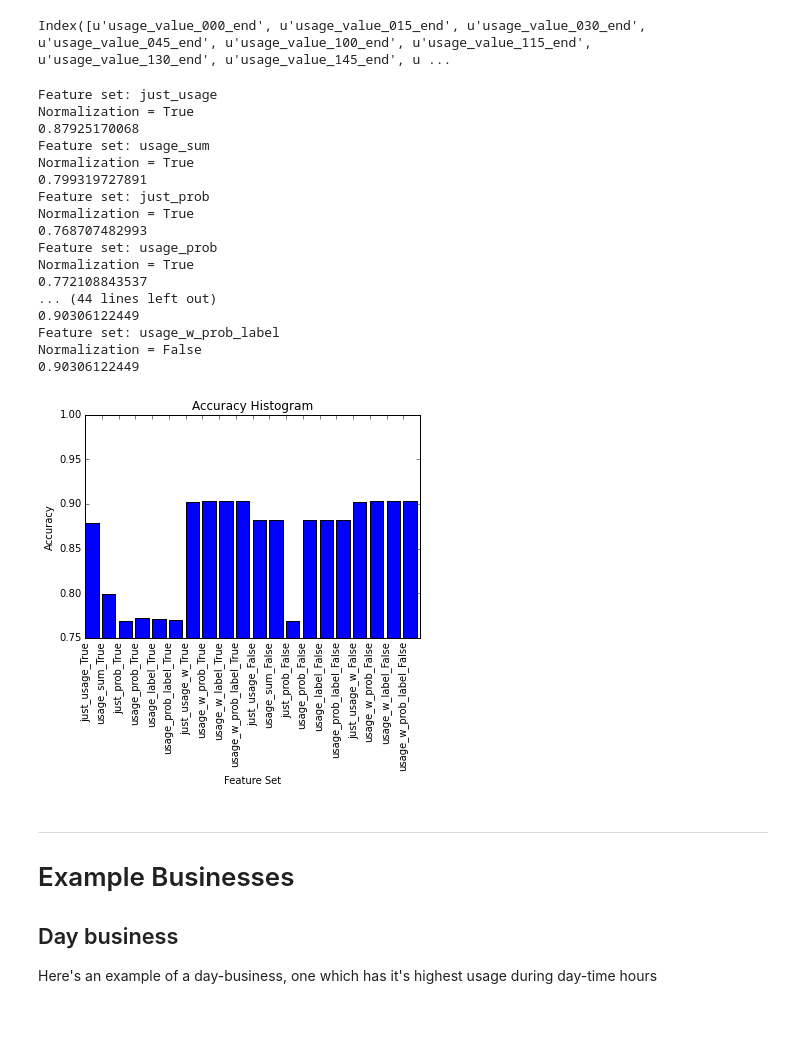
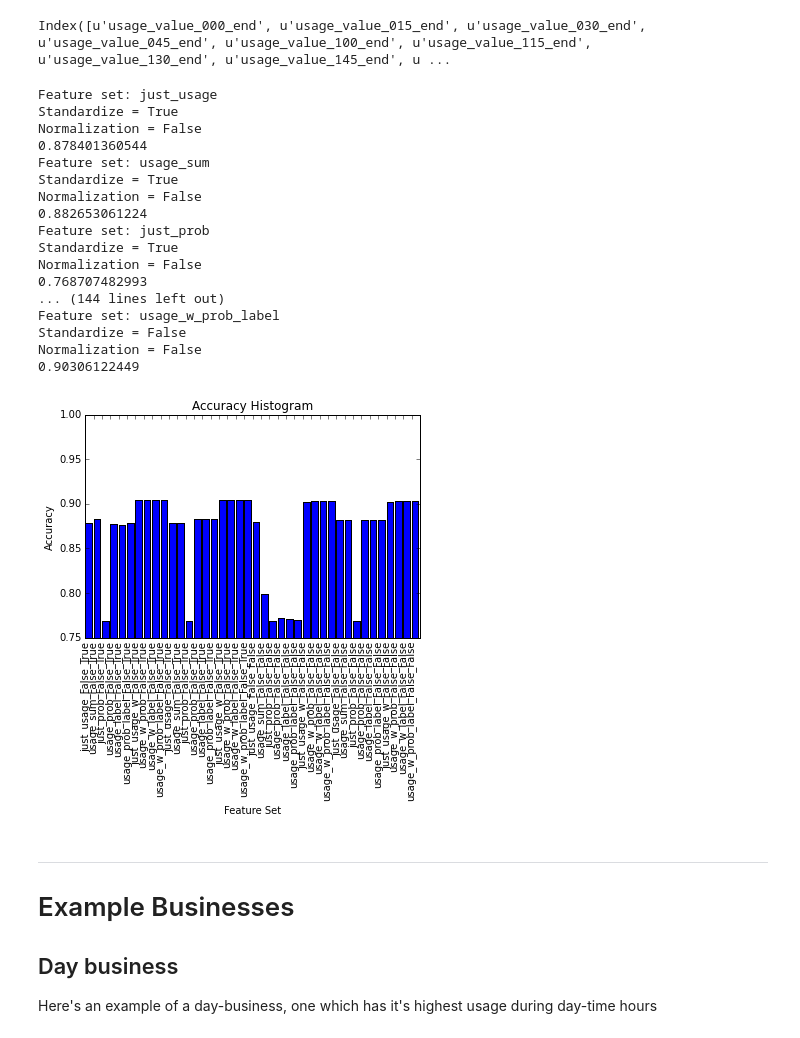
Before and after one commit to clementinej/latent_structure_in_energy_data, a Jupyter notebook: SMB notebook-ES.ipynb, the cells around one changed output. Cells and saved outputs as stored; diff of their text form; code cells hidden in the pictures.

Commit message:
Add option to standardize features

```diff
--- a/SMB notebook-ES.ipynb
+++ b/SMB notebook-ES.ipynb
@@ -337,6 +337,6 @@ weekend_usage_columns = [u'usage_value_000_end', u'usage_value_015_end', u'usage
 # %%
 # Define regression steps
-def run_regression(features, seed=0, n_folds=10):
+def run_regression(features, seed=0, n_folds=10, standardize_feats=False):
     num_correct = 0
     for train_index, test_index in cross_validation.KFold(n=len(features), n_folds=n_folds, shuffle=True, random_state=seed):
         # features
@@ -350,6 +350,18 @@ def run_regression(features, seed=0, n_folds=10):
         # drop labels from feature set
         train_features.drop('name4', axis=1, inplace=True)
         test_features.drop('name4', axis=1, inplace=True)
+
+        # standardize
+        if standardize_feats:
+            train_mean = train_features.mean()
+            train_mean_zero = train_features - train_mean
+            train_std = train_mean_zero.std()
+            train_std_one = train_mean_zero / train_std
+            train_features = train_std_one
+
+            test_mean_zero = test_features - train_mean
+            test_std_one = test_mean_zero / train_std
+            test_features = test_std_one
 
         # fit
         lr = linear_model.LogisticRegression()
@@ -405,66 +417,69 @@ def pick_features(features, feature_set):
 feature_sets = ['just_usage', 'usage_sum', 'just_prob', 'usage_prob', 'usage_label', 'usage_prob_label',
                 'just_usage_w', 'usage_w_prob', 'usage_w_label', 'usage_w_prob_label']
 
-normalize_values = [True, False]
+normalize_usage_values = [True, False]
+standardize_values = [True, False]
 
 # Run experiments
 accuracies = []
 names = []
 seed = 0
 n_folds = 10
-for normalize in normalize_values:
-    experiment_features_normalization = features.copy()
-    experiment_features_normalization = do_normalization(normalize, experiment_features_normalization)
-    for feature_set in feature_sets:
-        experiment_features = experiment_features_normalization.copy()
-        experiment_features = pick_features(experiment_features, feature_set)
+for standardize in standardize_values:
+    for normalize_usage in normalize_usage_values:
+        experiment_features_normalization = features.copy()
+        experiment_features_normalization = do_normalization(normalize_usage, experiment_features_normalization)
+        for feature_set in feature_sets:
+            experiment_features = experiment_features_normalization.copy()
+            experiment_features = pick_features(experiment_features, feature_set)
 
-        print "Feature set: %s" % feature_set
-        print "Normalization =",normalize
-        names.append("%s_%s" % (feature_set, normalize))
-        accuracies.append(run_regression(experiment_features, seed, n_folds))
-        #print '\n'
+            print "Feature set: %s" % feature_set
+            print "Standardize =", standardize
+            print "Normalization =",normalize
+            names.append("%s_%s_%s" % (feature_set, normalize, standardize))
+            accuracies.append(run_regression(experiment_features, seed, n_folds, standardize))
+            #print '\n'
 
 plt.bar(range(len(accuracies)), accuracies)
 plt.title("Accuracy Histogram")
 plt.xlabel("Feature Set")
 plt.ylabel("Accuracy")
 plt.xticks(range(len(accuracies)), names, rotation='vertical')
 plt.ylim([.75,1])
 plt.show()
 
 # print accuracies
 
 # # interesting accuracies
 # print len(accuracies)
 # print len(set(accuracies))
 # interesting_accuracies = list(set(accuracies))
 # plt.bar(range(len(interesting_accuracies)), interesting_accuracies)
 # plt.title("Accuracy Histogram")
 # plt.xlabel("Feature Set")
 # plt.ylabel("Accuracy")
 # plt.xticks(range(len(interesting_accuracies)), names, rotation='vertical')
 # plt.ylim([.75,1])
 # plt.show()
 # %% [output]
 Feature set: just_usage
-Normalization = True
-0.87925170068
+Standardize = True
+Normalization = False
+0.878401360544
 Feature set: usage_sum
-Normalization = True
-0.799319727891
+Standardize = True
+Normalization = False
+0.882653061224
 Feature set: just_prob
-Normalization = True
+Standardize = True
+Normalization = False
 0.768707482993
-Feature set: usage_prob
-Normalization = True
-0.772108843537
-... (44 lines left out)
-0.90306122449
+... (144 lines left out)
 Feature set: usage_w_prob_label
+Standardize = False
 Normalization = False
 0.90306122449
-[figure, old version]
+[figure, new version]
 # %% [markdown]
 ----
 # Example Businesses
```
